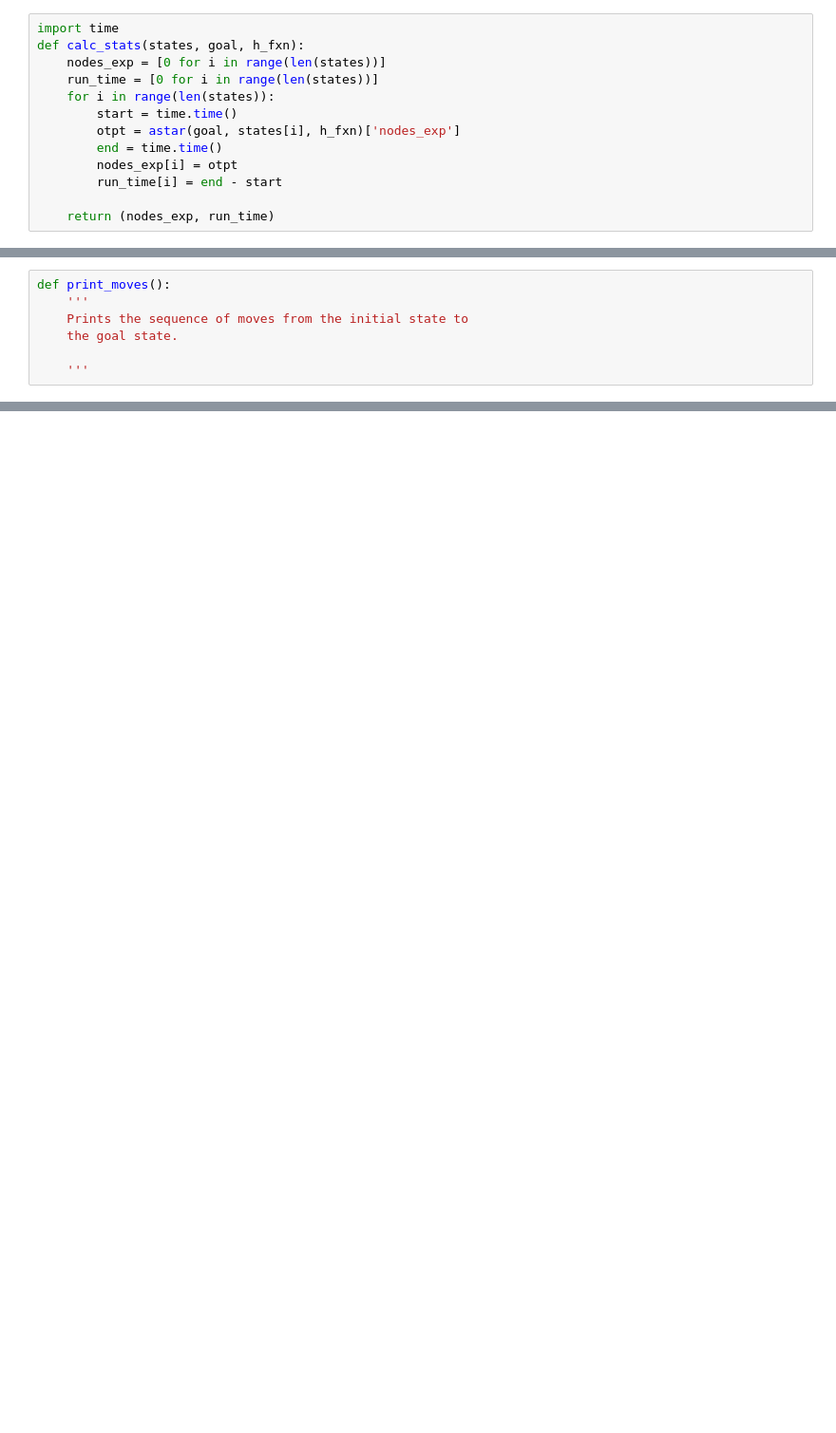
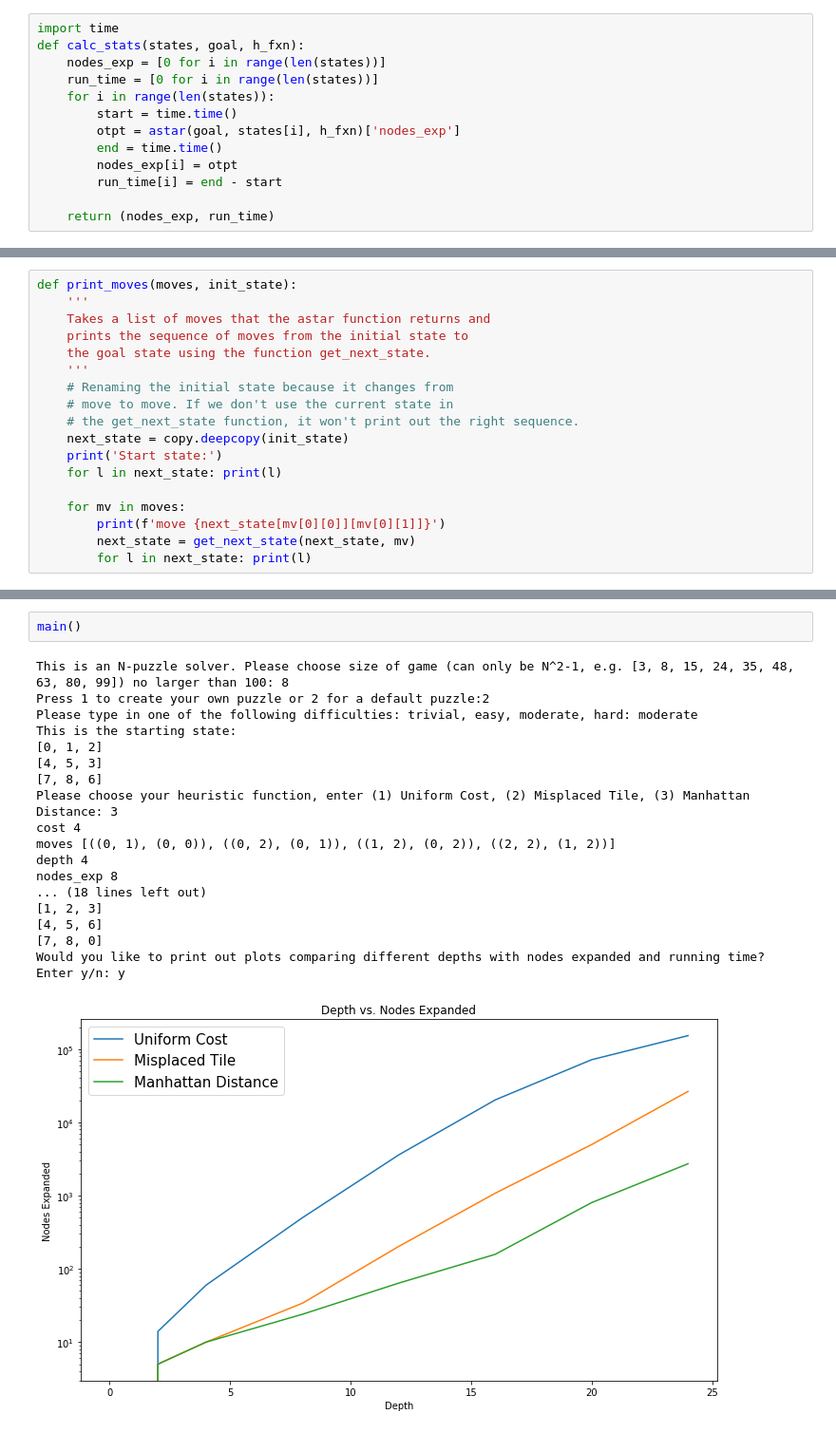
Before and after one commit to nirvolo/EightPuzzle, a Jupyter notebook: Project1_EightPuzzle.ipynb, the cells around one changed output, grey strips where cells are left out. Shown: that part at 95% size. Drawn from its saved outputs; the diff is of its cells as text; blank space fills up the shorter version.

```diff
--- a/Project1_EightPuzzle.ipynb
+++ b/Project1_EightPuzzle.ipynb
@@ -395,7 +336,18 @@ calc_stats(init_states, puzzle(3), h_manhatt)
-# %%
-def print_moves():
-    '''
-    Prints the sequence of moves from the initial state to
-    the goal state.
-
-    '''
+# %%
+def print_moves(moves, init_state):
+    '''
+    Takes a list of moves that the astar function returns and
+    prints the sequence of moves from the initial state to
+    the goal state using the function get_next_state.
+    '''
+    # Renaming the initial state because it changes from
+    # move to move. If we don't use the current state in
+    # the get_next_state function, it won't print out the right sequence.
+    next_state = copy.deepcopy(init_state)
+    print('Start state:')
+    for l in next_state: print(l)
+
+    for mv in moves:
+        print(f'move {next_state[mv[0][0]][mv[0][1]]}')
+        next_state = get_next_state(next_state, mv)
+        for l in next_state: print(l)
@@ -458,0 +483,21 @@ def main():
+# %%
+main()
+# %% [output]
+This is an N-puzzle solver. Please choose size of game (can only be N^2-1, e.g. [3, 8, 15, 24, 35, 48, 63, 80, 99]) no larger than 100: 8
+Press 1 to create your own puzzle or 2 for a default puzzle:2
+Please type in one of the following difficulties: trivial, easy, moderate, hard: moderate
+This is the starting state:
+[0, 1, 2]
+[4, 5, 3]
+[7, 8, 6]
+Please choose your heuristic function, enter (1) Uniform Cost, (2) Misplaced Tile, (3) Manhattan Distance: 3
+cost 4
+moves [((0, 1), (0, 0)), ((0, 2), (0, 1)), ((1, 2), (0, 2)), ((2, 2), (1, 2))]
+depth 4
+nodes_exp 8
+... (18 lines left out)
+[1, 2, 3]
+[4, 5, 6]
+[7, 8, 0]
+Would you like to print out plots comparing different depths with nodes expanded and running time? Enter y/n: y
+[figure, added]
```
Also changed, not shown: parts of 15 cells of this notebook.
